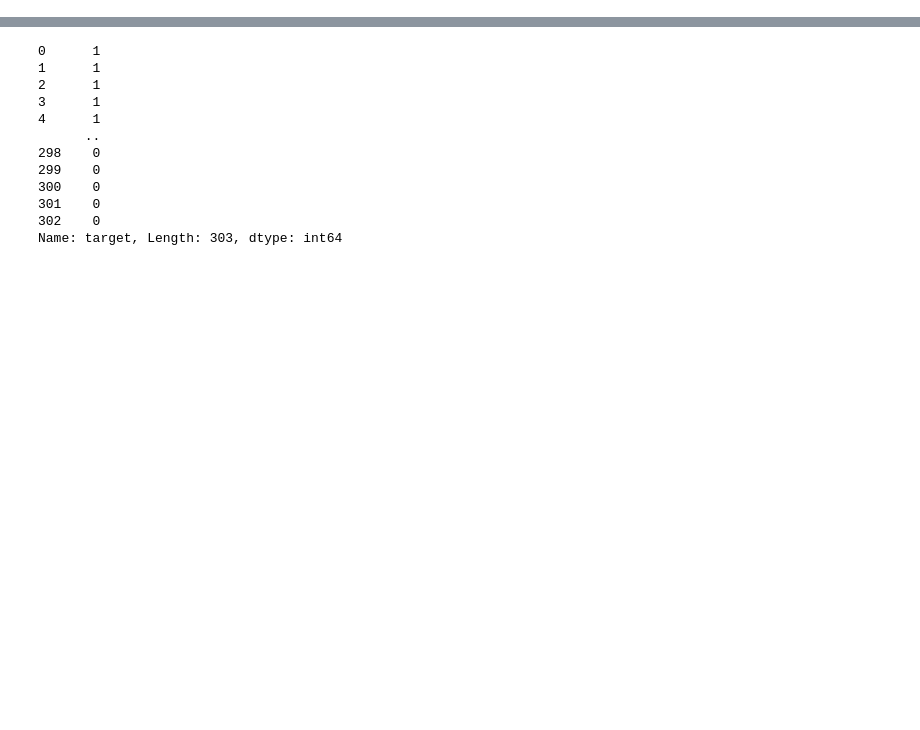
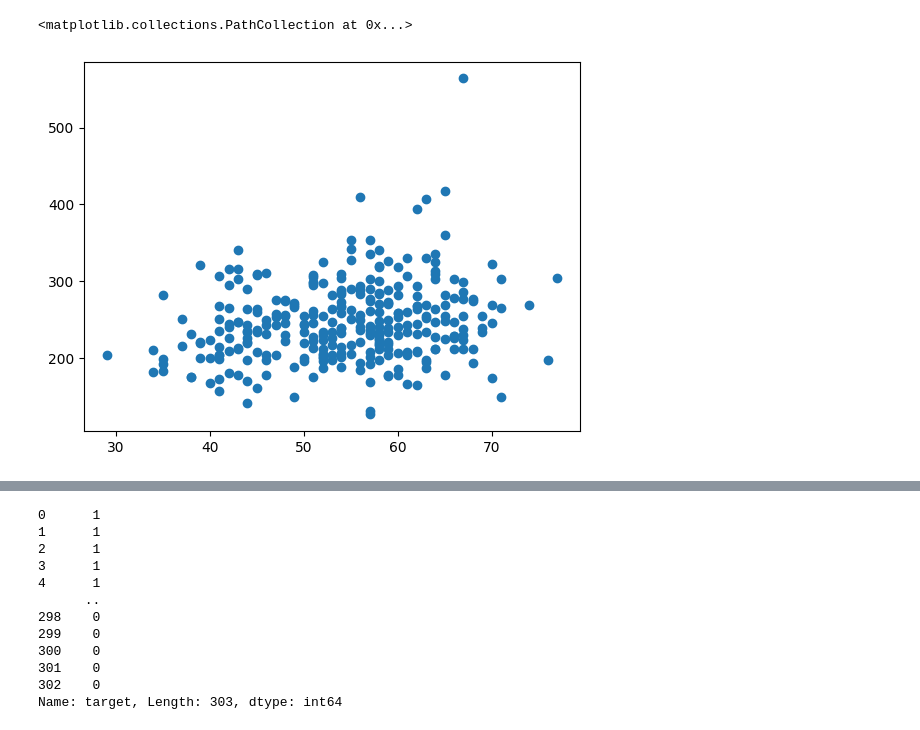
Before and after one commit to A-R-TAQI/ml_project_01, a Jupyter notebook: ml_heart.ipynb, the cells around one changed output, grey strips where cells are left out. Saved outputs shown, nothing was run; the diff lists cells and outputs as text; code cells hidden in the pictures; blank space fills up the shorter version.

```diff
--- a/ml_heart.ipynb
+++ b/ml_heart.ipynb
@@ -2,0 +153,5 @@
+# %%
+plt.scatter(df[['age']],df[['chol']])
+# %% [output]
+<matplotlib.collections.PathCollection at 0x...>
+[figure, added]
```
Also changed, not shown: parts of 53 cells of this notebook.
